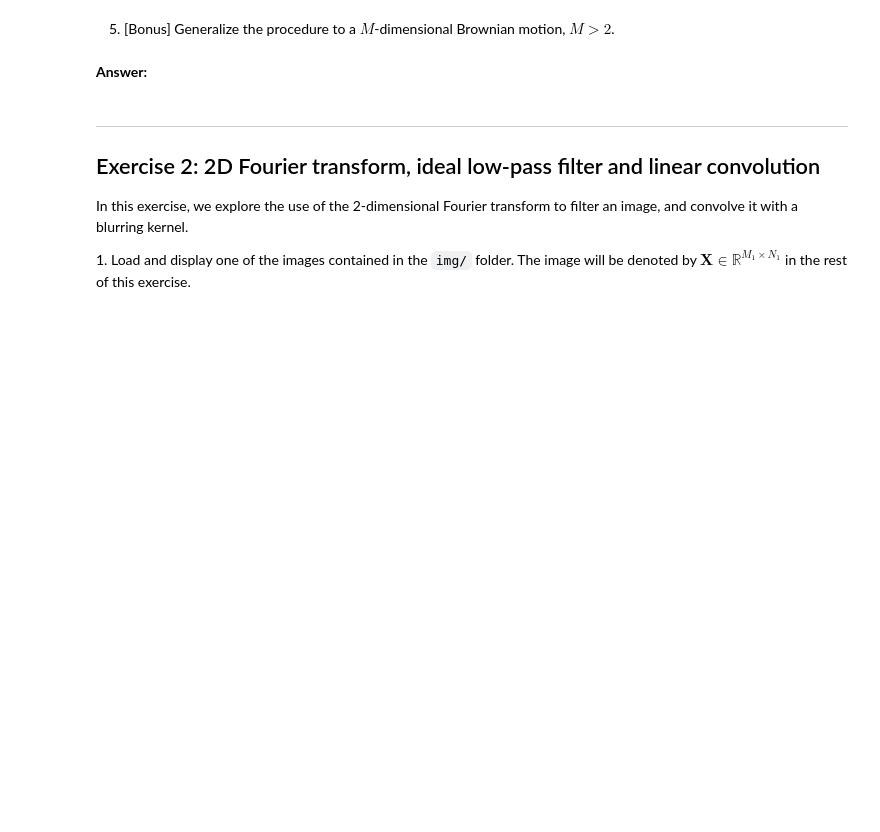
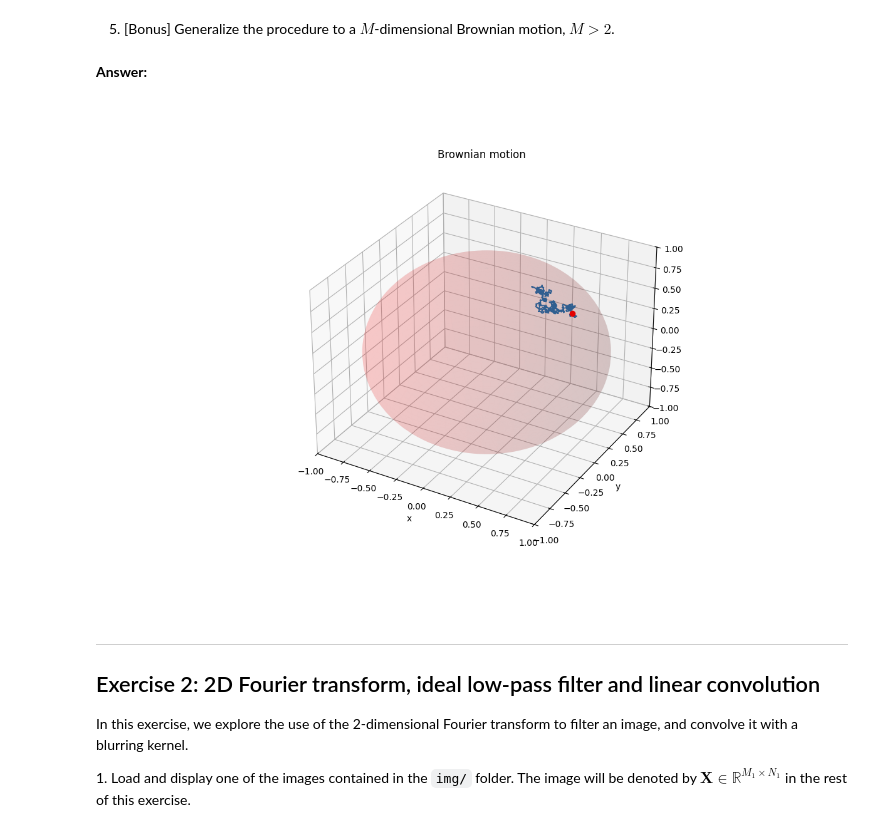
Before and after one commit to MohamedAkkAdir/Python-Labs, a Jupyter notebook: Labs/Lab3/lab3.ipynb, the cells around one changed output. Drawn from its saved outputs; the diff is of its cells as text; code cells hidden in the pictures; blank space fills up the shorter version.

```diff
--- a/Labs/Lab3/lab3.ipynb
+++ b/Labs/Lab3/lab3.ipynb
@@ -133,0 +169,14 @@ plt.show()
+# %%
+# generalize the procedure to M-dimensional Brownian motion with M > 2
+def brownian_motion(niter, x, step, rng, M):
+    W = [x]
+    for i in range(niter):
+        x = W[-1]
+        x_new = x + step * rng.normal(size=M)
+        W.append(x_new)
+        if np.linalg.norm(x_new) > 1:
+            W = np.array(W)
+            W_star = interpolate(W[-2], W[-1])
+            W[-1] = W_star
+            return W, W_star
+    return np.array(W), None
@@ -134,3 +186,35 @@ plt.show()
+# %%
+# brownian_motion in 3D
+niter = 1000
+M = 3
+step = 1e-2
+# plot
+import matplotlib.pyplot as plt
+fig = plt.figure()
+fig.set_size_inches(12, 8)
+ax = fig.add_subplot(111, projection='3d')
+ax.set_xlim(-1, 1)
+ax.set_ylim(-1, 1)
+ax.set_zlim(-1, 1)
+# plot the sphere
+u = np.linspace(0, 2 * np.pi, 100)
+v = np.linspace(0, np.pi, 100)
+x = np.outer(np.cos(u), np.sin(v))
+y = np.outer(np.sin(u), np.sin(v))
+z = np.outer(np.ones(np.size(u)), np.cos(v))
+ax.plot_surface(x, y, z, color='r', alpha=0.1)
+# plot the Brownian motion
+x = np.array([0.2, 0.4, 0.6])
+W, W_star = brownian_motion(niter, x, step, rng, M)
+ax.plot(W[:, 0], W[:, 1], W[:, 2])
+if W_star is not None:
+    ax.plot(W_star[0], W_star[1], W_star[2], 'ro')
+plt.title('Brownian motion')
+plt.xlabel('x')
+plt.ylabel('y')
+plt.show()
+# %% [output]
+[figure, added]
 # %% [markdown]
 ---
 ## <a name="ex2">Exercise 2: 2D Fourier transform, ideal low-pass filter and linear convolution</a>
```
Also changed, not shown: parts of 9 cells of this notebook.
